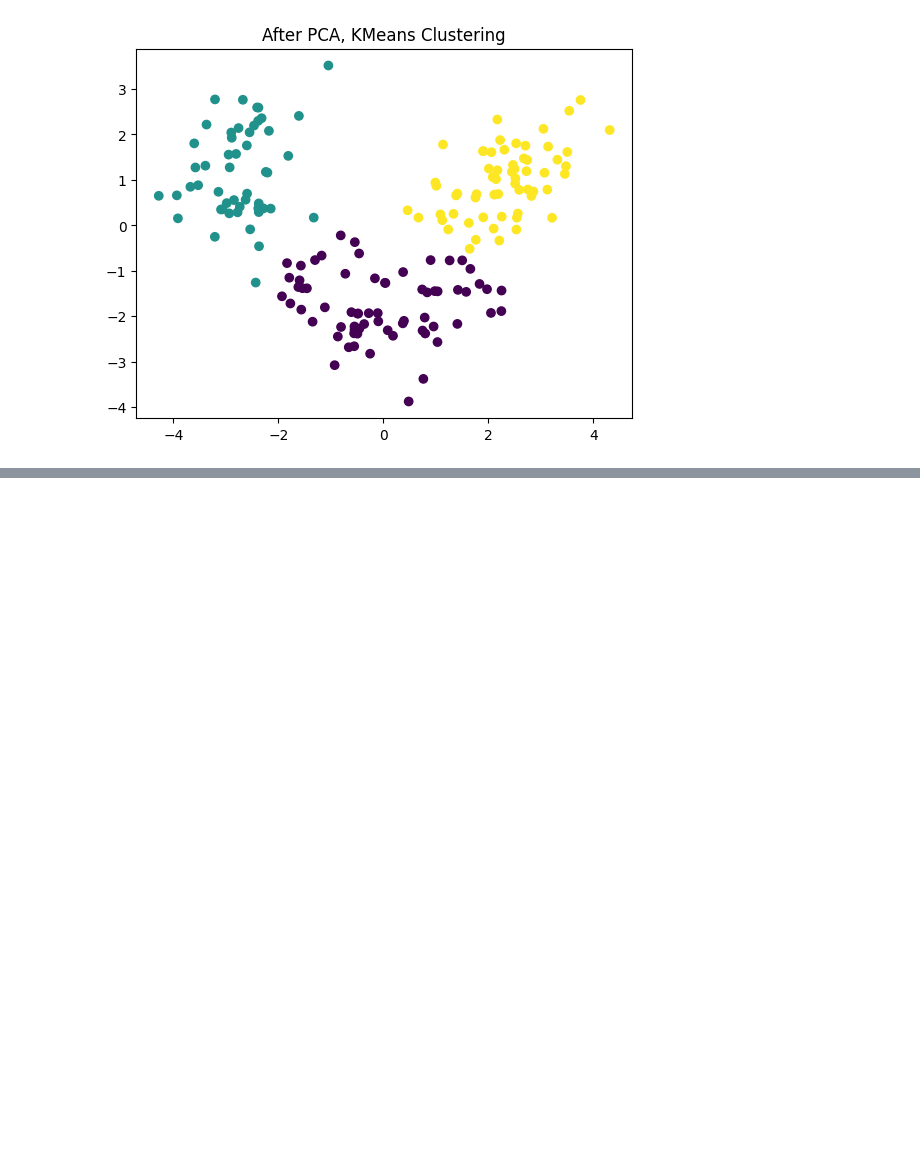
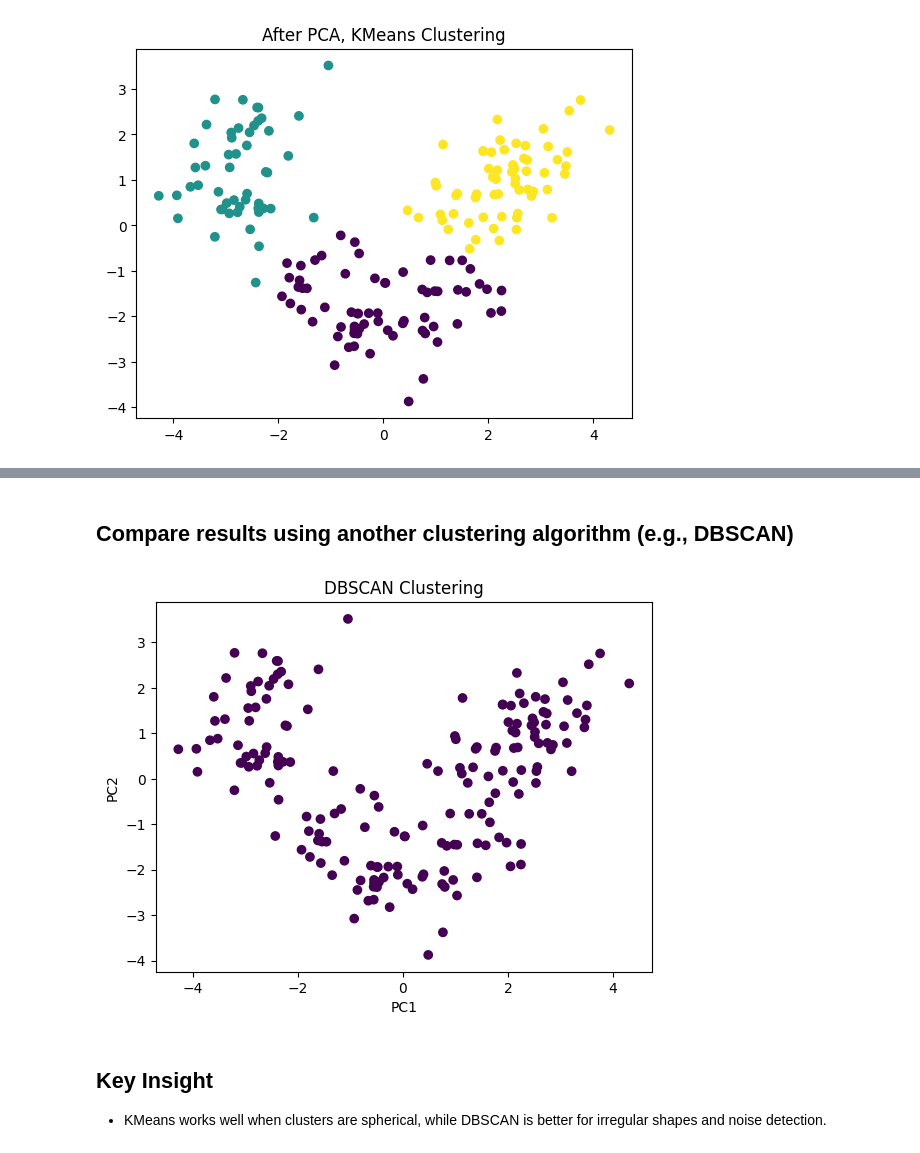
Before and after one commit to Abdulmajeed-A/Tuwaiq-MiniProject-Evaluating-Clustering, a Jupyter notebook: MiniProject-Evaluating-Clustering.ipynb, the cells around one changed output, grey strips where cells are left out. Cells and saved outputs as stored; diff of their text form; code cells hidden in the pictures; blank space fills up the shorter version.

```diff
--- a/MiniProject-Evaluating-Clustering.ipynb
+++ b/MiniProject-Evaluating-Clustering.ipynb
@@ -225,0 +268,19 @@ Which approach is better and why?
+# %% [markdown]
+## Compare results using another clustering algorithm (e.g., DBSCAN)
+# %%
+from sklearn.cluster import DBSCAN
+
+dbscan = DBSCAN(eps=1.5, min_samples=5)
+
+clusters_dbscan = dbscan.fit_predict(X_pca)
+
+df_pca["cluster_dbscan"] = clusters_dbscan
+# %%
+plt.scatter(df_pca["PC1"], df_pca["PC2"],c=df_pca["cluster_dbscan"],cmap="viridis")
+
+plt.title("DBSCAN Clustering")
+plt.xlabel("PC1")
+plt.ylabel("PC2")
+plt.show()
+# %% [output]
+[figure, added]
@@ -225,0 +290,4 @@ Which approach is better and why?
+# %% [markdown]
+## Key Insight
+
+- KMeans works well when clusters are spherical, while DBSCAN is better for irregular shapes and noise detection.
```
Also changed, not shown: parts of 12 cells of this notebook.
